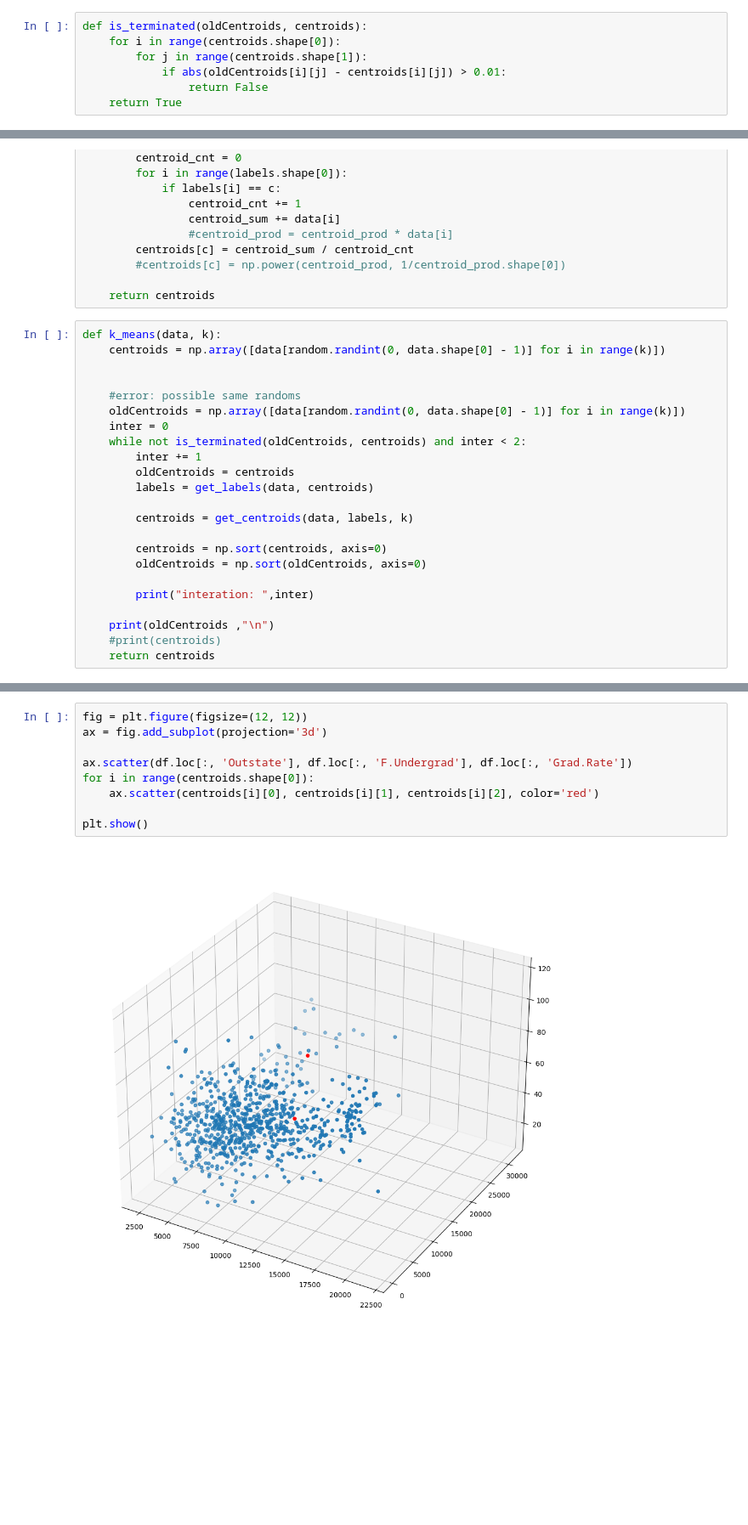
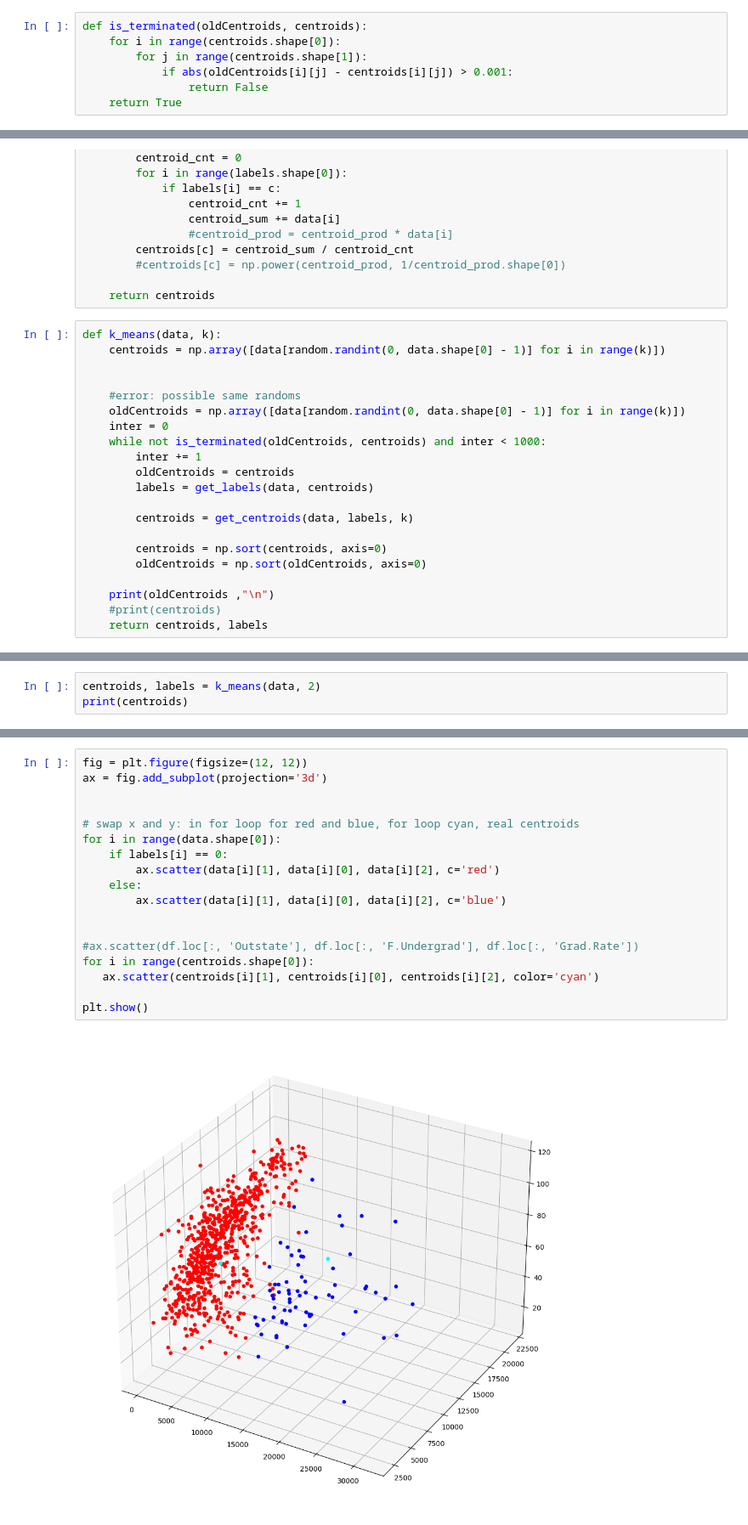
Before and after one commit to aaryangpatel/USCollegesKMeansClustering, a Jupyter notebook: KMeansClustering.ipynb, the cells around one changed output, grey strips where cells are left out. Shown: that part at 85% size. Drawn from its saved outputs; the diff is of its cells as text; blank space fills up the shorter version.

Commit message:
Added plots and comparison to real data

```diff
--- a/KMeansClustering.ipynb
+++ b/KMeansClustering.ipynb
@@ -32,7 +35,7 @@ data.shape[0]
 def is_terminated(oldCentroids, centroids):
     for i in range(centroids.shape[0]):
         for j in range(centroids.shape[1]):
-            if abs(oldCentroids[i][j] - centroids[i][j]) > 0.01:
+            if abs(oldCentroids[i][j] - centroids[i][j]) > 0.001:
                 return False
     return True
 # %%
@@ -81,7 +84,7 @@ def k_means(data, k):
     #error: possible same randoms
     oldCentroids = np.array([data[random.randint(0, data.shape[0] - 1)] for i in range(k)])
     inter = 0
-    while not is_terminated(oldCentroids, centroids) and inter < 2:
+    while not is_terminated(oldCentroids, centroids) and inter < 1000:
         inter += 1
         oldCentroids = centroids
         labels = get_labels(data, centroids)
@@ -91,8 +94,6 @@ def k_means(data, k):
         centroids = np.sort(centroids, axis=0)
         oldCentroids = np.sort(oldCentroids, axis=0)
 
-        print("interation: ",inter)
-
     print(oldCentroids ,"\n")
     #print(centroids)
-    return centroids
+    return centroids, labels
@@ -109,0 +100,3 @@ interation:  2
+# %%
+centroids, labels = k_means(data, 2)
+print(centroids)
@@ -110,11 +109,20 @@ interation:  2
 # %%
 fig = plt.figure(figsize=(12, 12))
 ax = fig.add_subplot(projection='3d')
 
-ax.scatter(df.loc[:, 'Outstate'], df.loc[:, 'F.Undergrad'], df.loc[:, 'Grad.Rate'])
+
+# swap x and y: in for loop for red and blue, for loop cyan, real centroids
+for i in range(data.shape[0]):
+    if labels[i] == 0:
+        ax.scatter(data[i][1], data[i][0], data[i][2], c='red')
+    else:
+        ax.scatter(data[i][1], data[i][0], data[i][2], c='blue')
+
+
+#ax.scatter(df.loc[:, 'Outstate'], df.loc[:, 'F.Undergrad'], df.loc[:, 'Grad.Rate'])
 for i in range(centroids.shape[0]):
-    ax.scatter(centroids[i][0], centroids[i][1], centroids[i][2], color='red')
+   ax.scatter(centroids[i][1], centroids[i][0], centroids[i][2], color='cyan')
 
 plt.show()
 # %% [output]
-[figure, old version]
+[figure, new version]
```
Also changed, not shown: parts of 13 cells of this notebook.
